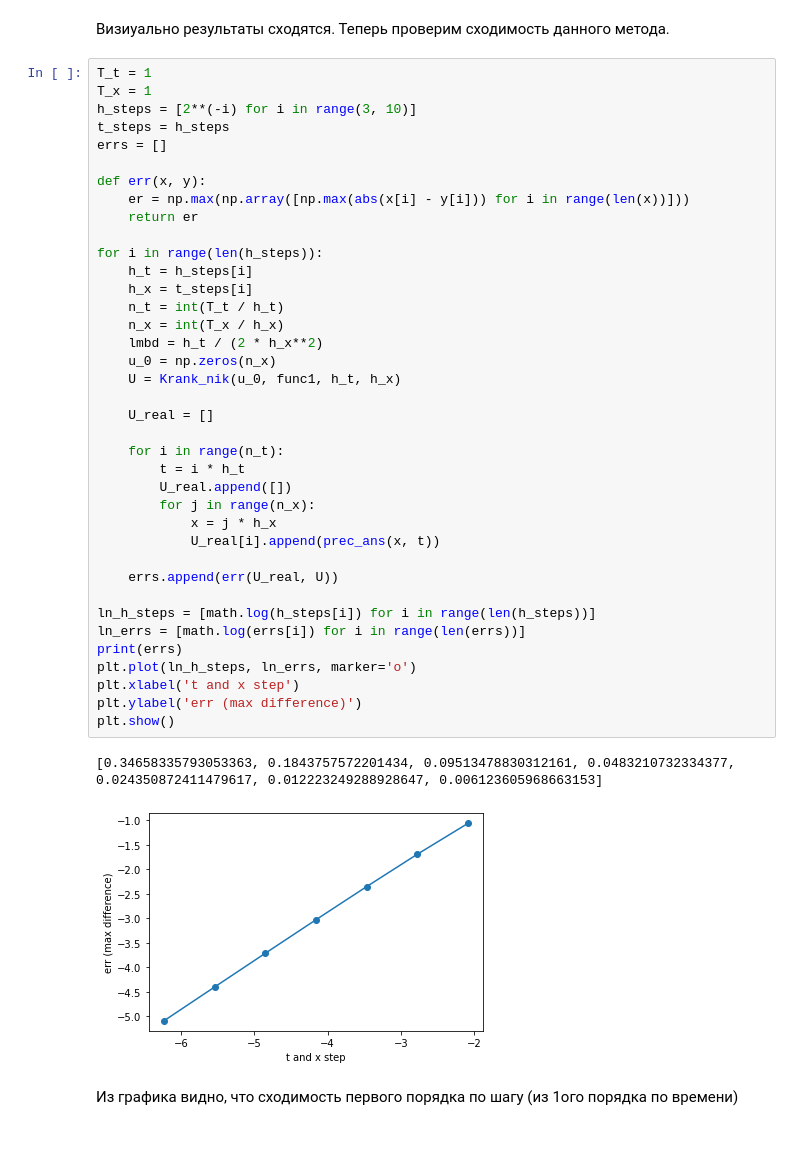
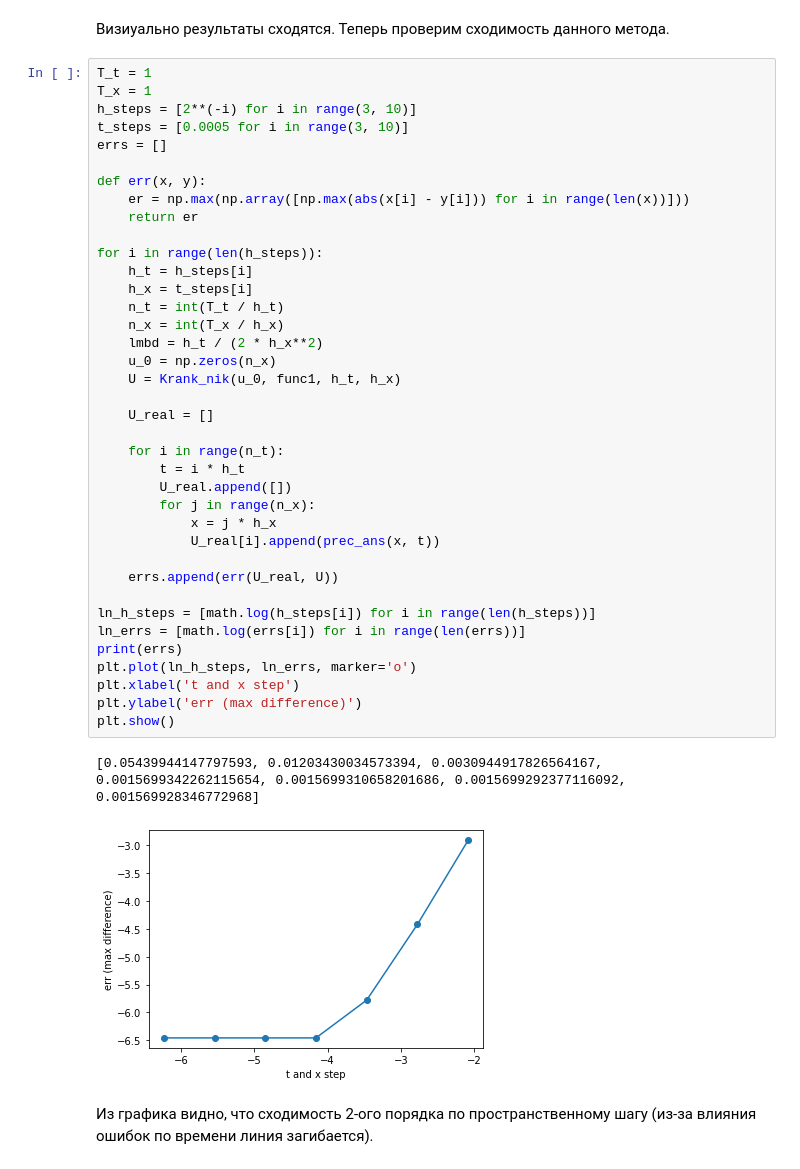
Before and after one commit to Griborii/computation_math, a Jupyter notebook: ДЗ 2/ДЗ 2.ipynb, the cells around one changed output. Cells and saved outputs as stored; diff of their text form; blank space fills up the shorter version.

```diff
--- a/ДЗ 2/ДЗ 2.ipynb
+++ b/ДЗ 2/ДЗ 2.ipynb
@@ -207,7 +207,7 @@ plt.show()
 T_t = 1
 T_x = 1
 h_steps = [2**(-i) for i in range(3, 10)]
-t_steps = h_steps
+t_steps = [0.0005 for i in range(3, 10)]
 errs = []
 
 def err(x, y):
@@ -215,34 +215,34 @@ def err(x, y):
     return er
 
 for i in range(len(h_steps)):
     h_t = h_steps[i]
     h_x = t_steps[i]
     n_t = int(T_t / h_t)
     n_x = int(T_x / h_x)
     lmbd = h_t / (2 * h_x**2)
     u_0 = np.zeros(n_x)
     U = Krank_nik(u_0, func1, h_t, h_x)
 
     U_real = []
 
     for i in range(n_t):
         t = i * h_t
         U_real.append([])
         for j in range(n_x):
             x = j * h_x
             U_real[i].append(prec_ans(x, t))
 
     errs.append(err(U_real, U))
 
 ln_h_steps = [math.log(h_steps[i]) for i in range(len(h_steps))]
 ln_errs = [math.log(errs[i]) for i in range(len(errs))]
 print(errs)
 plt.plot(ln_h_steps, ln_errs, marker='o')
 plt.xlabel('t and x step')
 plt.ylabel('err (max difference)')
 plt.show()
 # %% [output]
-[0.34658335793053363, 0.1843757572201434, 0.09513478830312161, 0.0483210732334377, 0.024350872411479617, 0.012223249288928647, 0.006123605968663153]
+[0.05439944147797593, 0.01203430034573394, 0.0030944917826564167, 0.0015699342262115654, 0.0015699310658201686, 0.0015699292377116092, 0.001569928346772968]
-[figure, old version]
+[figure, new version]
 # %% [markdown]
-Из графика видно, что сходимость первого порядка по шагу (из 1ого порядка по времени)
+Из графика видно, что сходимость 2-ого порядка по пространственному шагу (из-за влияния ошибок по времени линия загибается).
```
Also changed, not shown: 1 other file.
